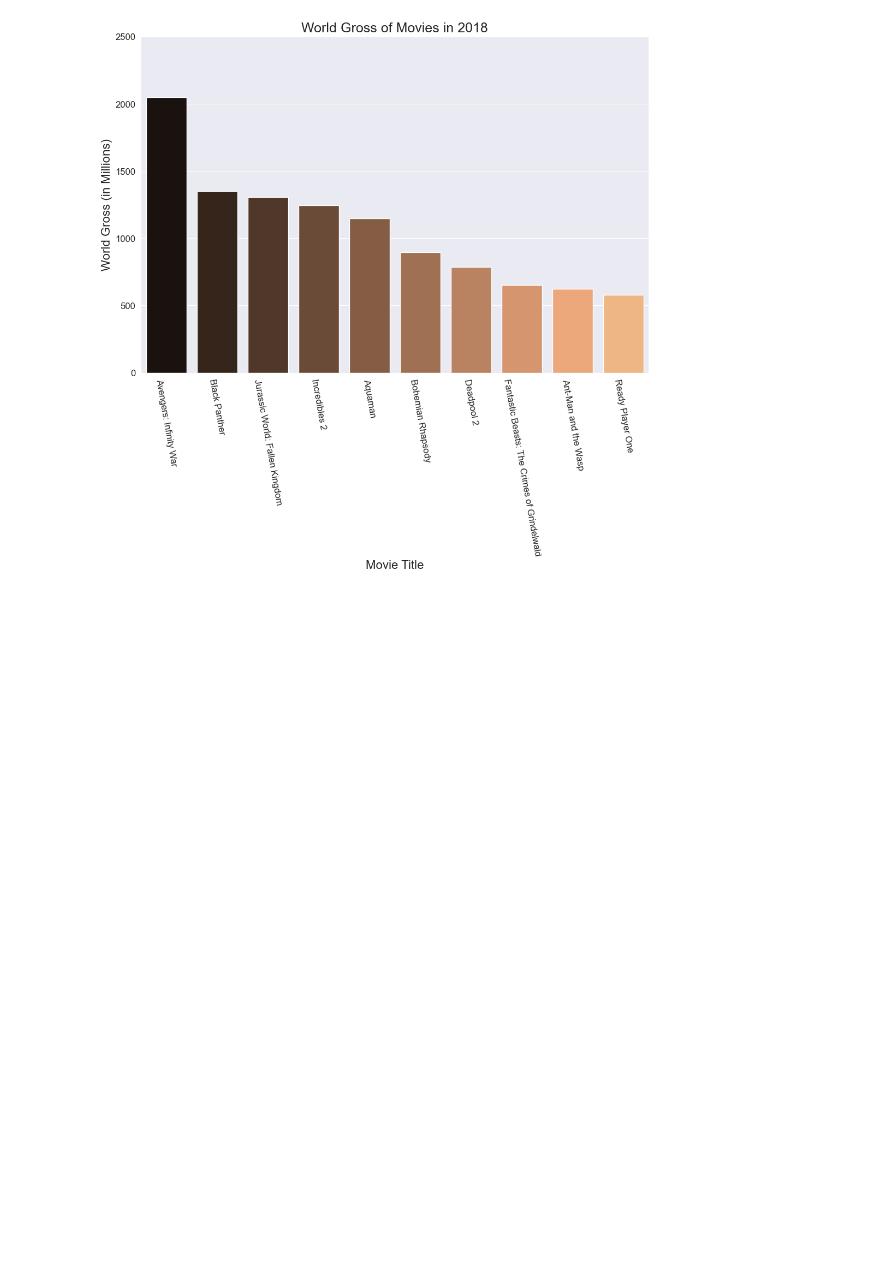
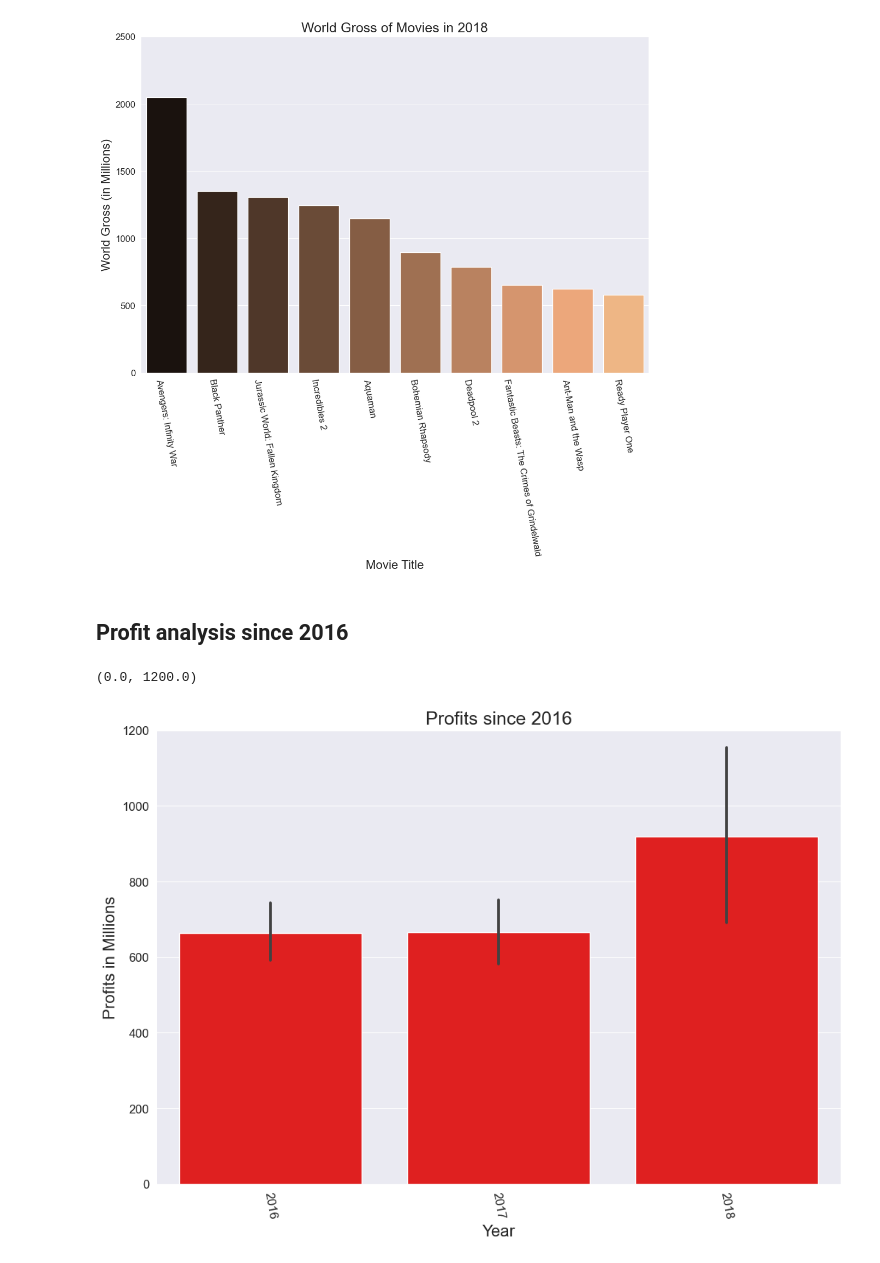
Before and after one commit to josephinemaro/dsc-phase-1-project-v2-4, a Jupyter notebook: student.ipynb, the cells around one changed output. Drawn from its saved outputs; the diff is of its cells as text; code cells hidden in the pictures; blank space fills up the shorter version.

Commit message:
seventh commit. profit analysis since 2016.

```diff
--- a/student.ipynb
+++ b/student.ipynb
@@ -730,3 +730,20 @@ plt.ylim(0, 2500)
 # %% [output]
 (0.0, 2500.0)
 [figure]
+# %% [markdown]
+## Profit analysis since 2016
+# %%
+# plotting a bargraph for profits of movies in years 206-2019
+sns.set_style('darkgrid')
+plt.figure(figsize=(12,8))
+sns.barplot(data=grossingmovies_visualisation, x="year", y="profits", color='Red',)
+plt.title('Profits since 2016', fontsize=18)
+plt.xticks(fontsize=12)
+plt.yticks(fontsize=12)
+plt.xticks(rotation=-80);
+plt.xlabel('Year', fontsize=16)
+plt.ylabel('Profits in Millions', fontsize=16)
+plt.ylim(0, 1200)
+# %% [output]
+(0.0, 1200.0)
+[figure, added]
```
Also changed, not shown: parts of 5 cells of this notebook.
